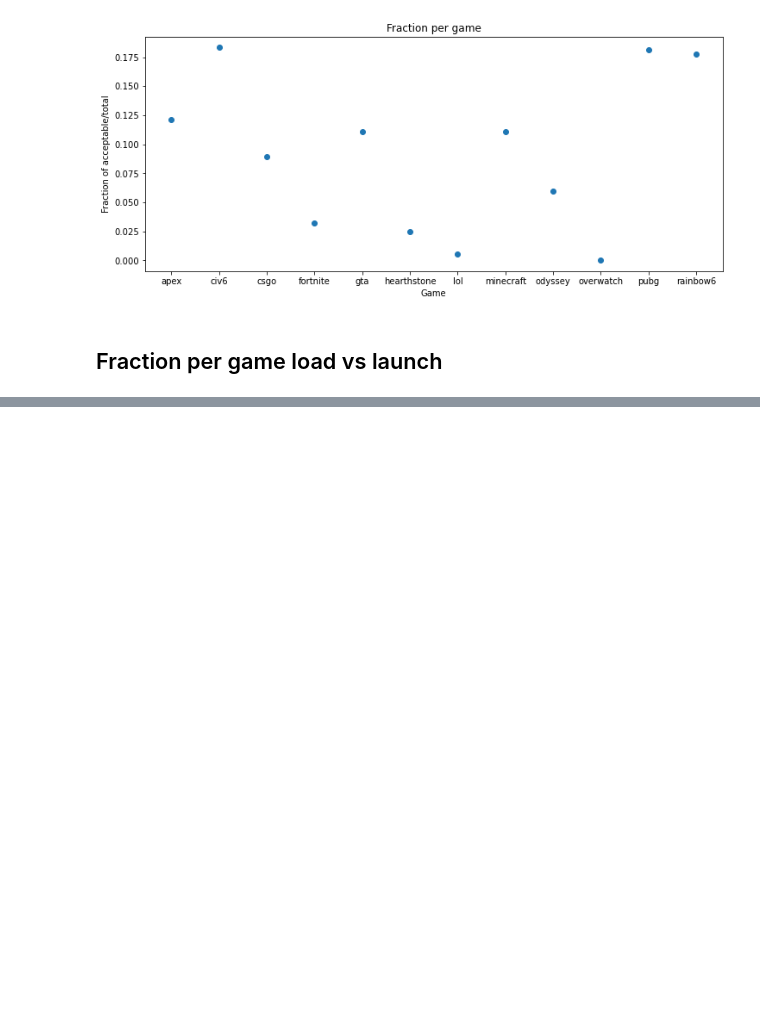
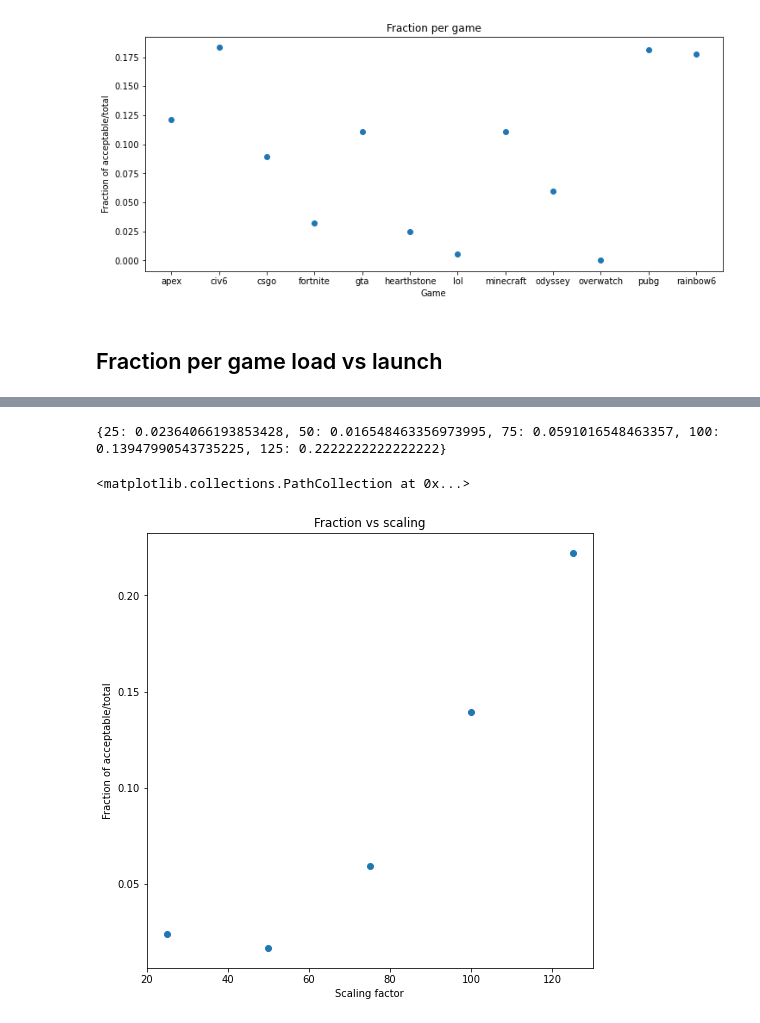
Before and after one commit to fedeit/User-Study-Game-Performance-Analysis-ISU, a Jupyter notebook: notebooks/Analysis.ipynb, the cells around one changed output, grey strips where cells are left out. Drawn from its saved outputs; the diff is of its cells as text; code cells hidden in the pictures; blank space fills up the shorter version.

```diff
--- a/notebooks/Analysis.ipynb
+++ b/notebooks/Analysis.ipynb
@@ -86,0 +91,22 @@ for sim_type in metrics4:
+# %%
+total = df.groupby(['Speed']).size()
+acceptable = df.groupby(['Speed'])['Acceptable'].sum()
+
+metrics2 = {}
+for speed, total in total.items():
+    metrics2[speed] = acceptable[speed] / total
+print(metrics2)
+# %% [output]
+{25: 0.02364066193853428, 50: 0.016548463356973995, 75: 0.0591016548463357, 100: 0.13947990543735225, 125: 0.2222222222222222}
+# %%
+import matplotlib.pyplot as plt
+plt.figure(figsize=(8, 8))
+x = metrics2.keys()
+y = metrics2.values()
+plt.xlabel('Scaling factor')
+plt.ylabel('Fraction of acceptable/total')
+plt.title('Fraction vs scaling')
+plt.scatter(x, y)
+# %% [output]
+<matplotlib.collections.PathCollection at 0x...>
+[figure, added]
```
Also changed, not shown: parts of 2 cells of this notebook.
